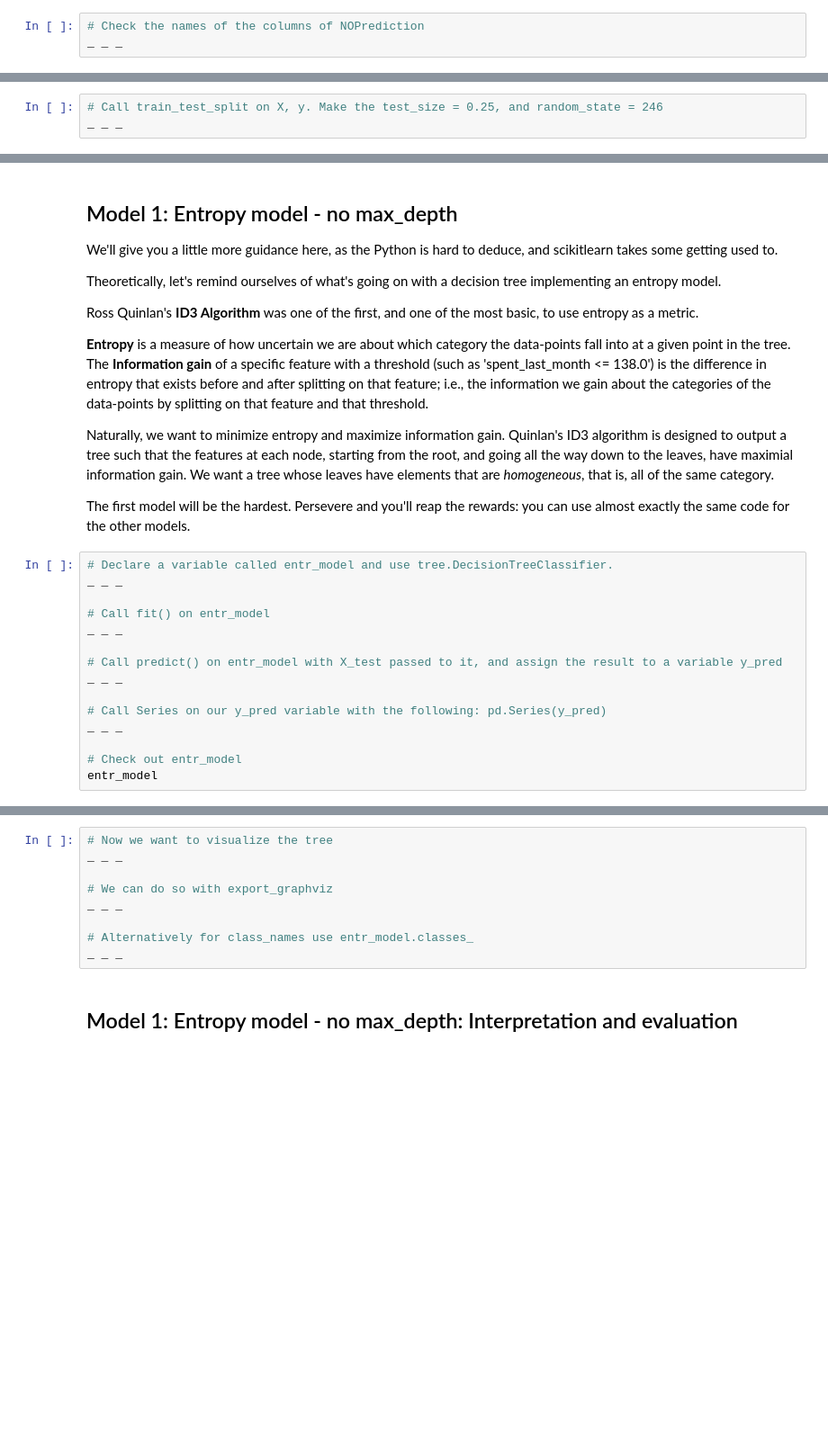
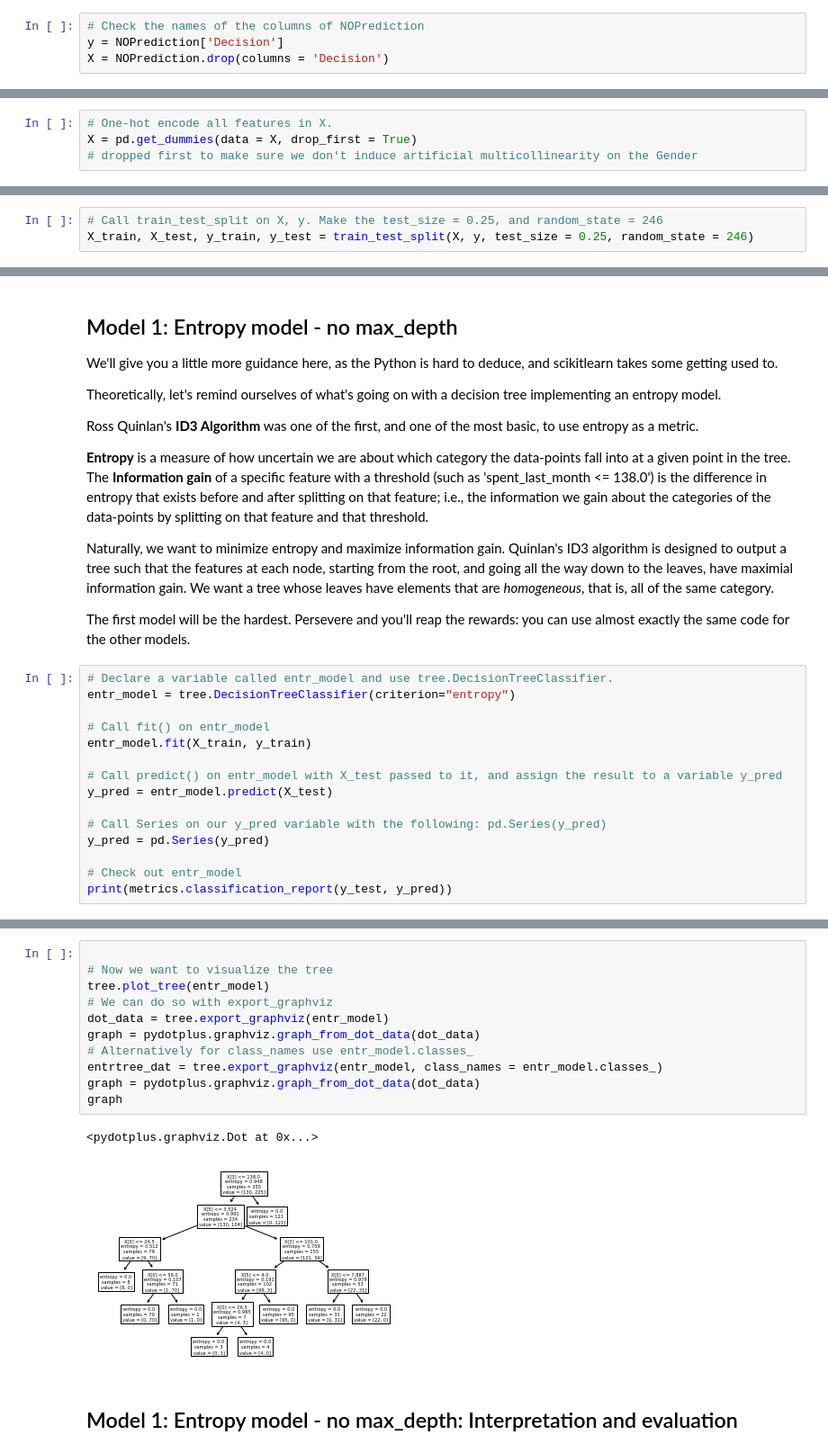
Before and after one commit to admveen/Decision_Tree, a Jupyter notebook: Springboard Decision Tree Specialty Coffee Case Study - Tier 3.ipynb, the cells around one changed output, grey strips where cells are left out. Shown: that part at 90% size. Saved outputs shown, nothing was run; the diff lists cells and outputs as text; blank space fills up the shorter version.

```diff
--- a/Springboard Decision Tree Specialty Coffee Case Study - Tier 3.ipynb
+++ b/Springboard Decision Tree Specialty Coffee Case Study - Tier 3.ipynb
@@ -273,4 +301,5 @@ _ _ _
 ### 4. Divide the NOPrediction subset into X and y
 # %%
 # Check the names of the columns of NOPrediction
-_ _ _
+y = NOPrediction['Decision']
+X = NOPrediction.drop(columns = 'Decision')
@@ -295,2 +342,6 @@ _ _ _
+# %%
+# One-hot encode all features in X.
+X = pd.get_dummies(data = X, drop_first = True)
+# dropped first to make sure we don't induce artificial multicollinearity on the Gender
 # %% [markdown]
 ### 6. Further divide those subsets into train and test subsets for X and y respectively: X_train, X_test, y_train, y_test
@@ -297,6 +357,6 @@ _ _ _
 # %%
 # Call train_test_split on X, y. Make the test_size = 0.25, and random_state = 246
-_ _ _
+X_train, X_test, y_train, y_test = train_test_split(X, y, test_size = 0.25, random_state = 246)
 # %% [markdown]
 # 3. Modelling
 It's useful to look at the scikit-learn documentation on decision trees https://scikit-learn.org/stable/modules/tree.html before launching into applying them. If you haven't seen them before, take a look at that link, in particular the section `1.10.5.`
@@ -316,16 +376,16 @@ Naturally, we want to minimize entropy and maximize information gain. Quinlan's
 The first model will be the hardest. Persevere and you'll reap the rewards: you can use almost exactly the same code for the other models.
 # %%
 # Declare a variable called entr_model and use tree.DecisionTreeClassifier.
-_ _ _
+entr_model = tree.DecisionTreeClassifier(criterion="entropy")
 
 # Call fit() on entr_model
-_ _ _
+entr_model.fit(X_train, y_train)
 
 # Call predict() on entr_model with X_test passed to it, and assign the result to a variable y_pred
-_ _ _
+y_pred = entr_model.predict(X_test)
 
 # Call Series on our y_pred variable with the following: pd.Series(y_pred)
-_ _ _
+y_pred = pd.Series(y_pred)
 
 # Check out entr_model
-entr_model
+print(metrics.classification_report(y_test, y_pred))
@@ -332,12 +416,17 @@ entr_model
 # %%
+
 # Now we want to visualize the tree
-_ _ _
-
+tree.plot_tree(entr_model)
 # We can do so with export_graphviz
-_ _ _
-
+dot_data = tree.export_graphviz(entr_model)
+graph = pydotplus.graphviz.graph_from_dot_data(dot_data)
 # Alternatively for class_names use entr_model.classes_
-_ _ _
+entrtree_dat = tree.export_graphviz(entr_model, class_names = entr_model.classes_)
+graph = pydotplus.graphviz.graph_from_dot_data(dot_data)
+graph
+# %% [output]
+<pydotplus.graphviz.Dot at 0x...>
+[figure, added]
 # %% [markdown]
 ## Model 1: Entropy model - no max_depth: Interpretation and evaluation
 # %%
```
Also changed, not shown: parts of 24 cells of this notebook.
